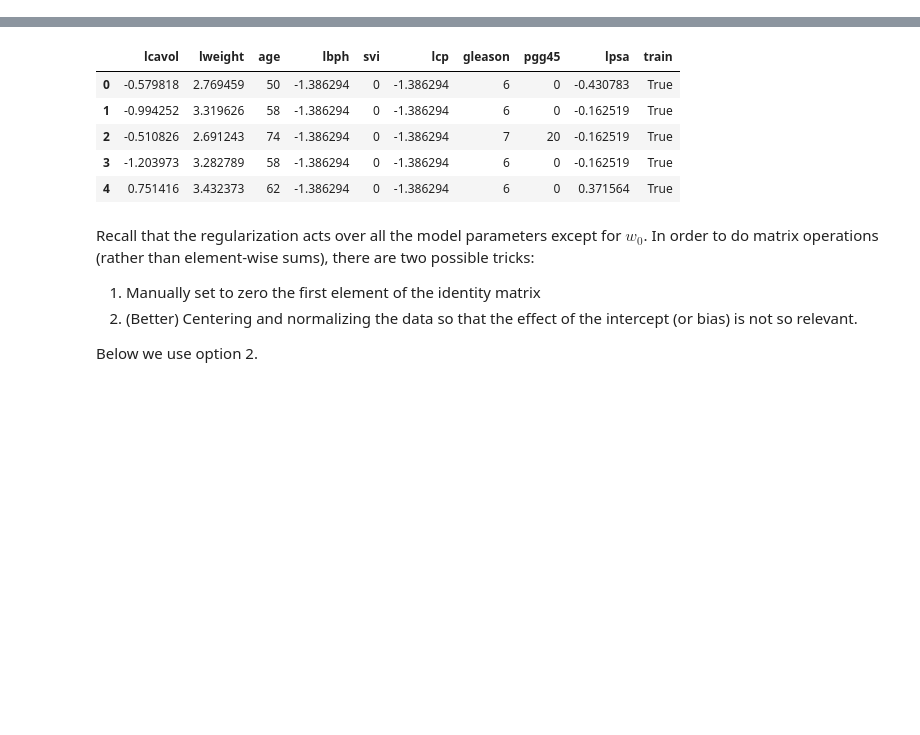
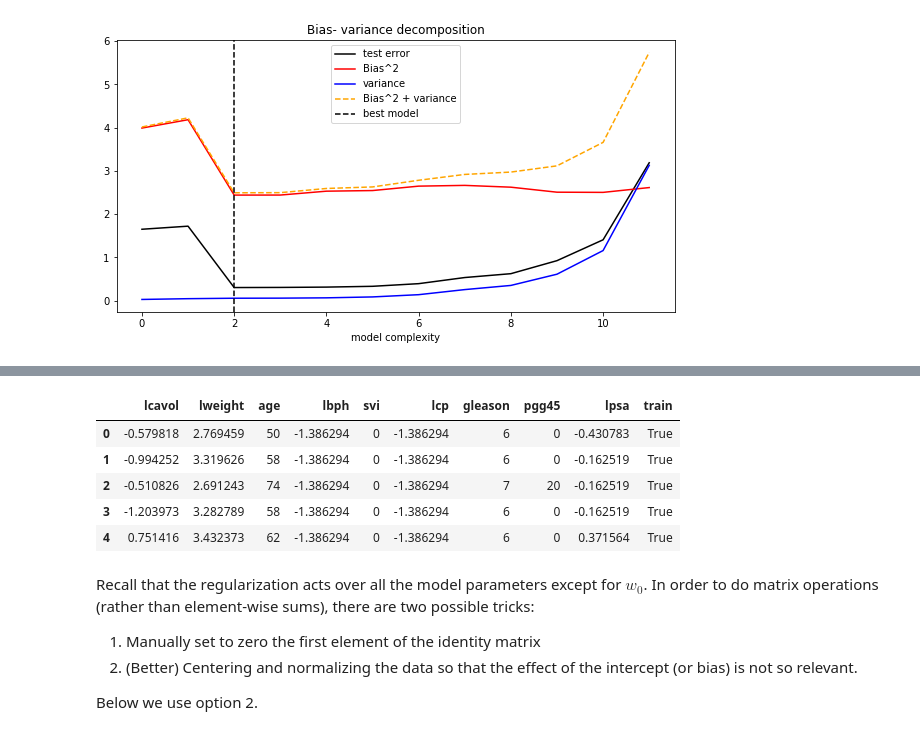
Before and after one commit to mspronesti/eurecom-machine-learning, a Jupyter notebook: notebooks/04_regularization.ipynb, the cells around one changed output, grey strips where cells are left out. Cells and saved outputs as stored; diff of their text form; code cells hidden in the pictures; blank space fills up the shorter version.

```diff
--- a/notebooks/04_regularization.ipynb
+++ b/notebooks/04_regularization.ipynb
@@ -0,0 +113,6 @@
+# %%
+N = 25 #Observations per dataset
+K = 100 # number of datasets
+sigma = .5 #noise std_dev
+n_train = math.ceil(N*.9); # size of training set
+poly_order = 12 #max model complexity
@@ -0,0 +169,16 @@
+# %%
+plt.rcParams['figure.figsize'] = [10, 5]
+
+plt.plot(test_error, color='k')
+plt.plot(bias_sq, color='r')
+plt.plot(variance, color='b')
+
+plt.plot(np.array(bias_sq) + np.array(variance), color='orange', linestyle='--')
+plt.axvline(x=best_model, linestyle='--', color='k')
+
+plt.legend(['test error', 'Bias^2', 'variance', 'Bias^2 + variance', 'best model'])
+plt.xlabel('model complexity')
+plt.title('Bias- variance decomposition')
+plt.show()
+# %% [output]
+[figure, added]
```
Also changed, not shown: parts of 23 cells of this notebook.
